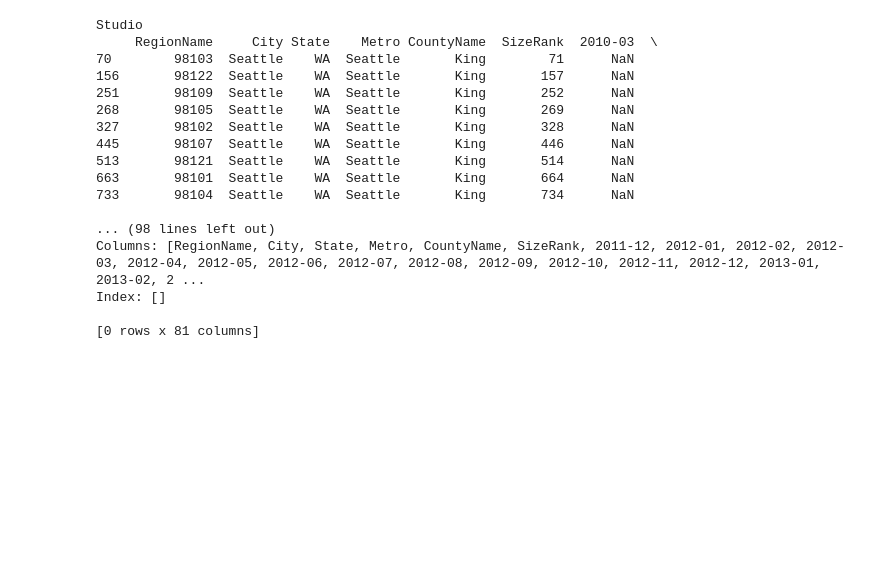
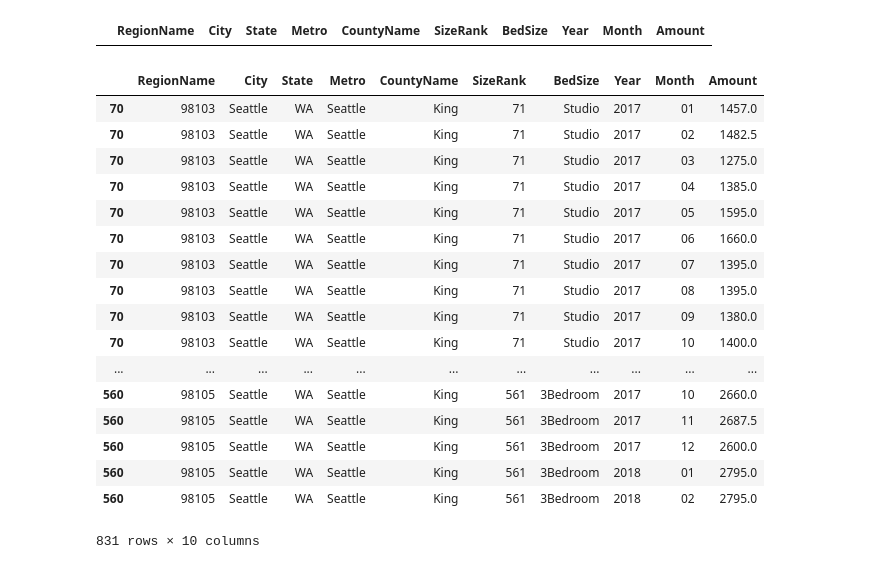
Before and after one commit to yichiang/Project-Apartment-Rent-Prediction, a Jupyter notebook: apartment_data.ipynb, the cells around one changed output. Drawn from its saved outputs; the diff is of its cells as text; code cells hidden in the pictures; blank space fills up the shorter version.

Commit message:
convert original data to attribute table

```diff
--- a/apartment_data.ipynb
+++ b/apartment_data.ipynb
@@ -16,28 +18,53 @@ from sklearn.linear_model import RidgeCV
 %matplotlib inline
-# %%
-#import data
-bed_types = ['Studio', '1Bedroom', '3Bedroom', '4Bedroom', '5BedroomOrMore']
-dataset = [None]*len(bed_types)
-for index, term in enumerate(bed_types):
-    print(term)
-    temp_df=pd.read_csv('data/Zip_MedianRentalPrice_{0}.csv'.format(term))
-    temp_df = temp_df[temp_df['City'] == 'Seattle']
-    dataset[index] = temp_df
-# %% [output]
-Studio
-     RegionName     City State    Metro CountyName  SizeRank  2010-03  \
-70        98103  Seattle    WA  Seattle       King        71      NaN
-156       98122  Seattle    WA  Seattle       King       157      NaN
-251       98109  Seattle    WA  Seattle       King       252      NaN
-268       98105  Seattle    WA  Seattle       King       269      NaN
-327       98102  Seattle    WA  Seattle       King       328      NaN
-445       98107  Seattle    WA  Seattle       King       446      NaN
-513       98121  Seattle    WA  Seattle       King       514      NaN
-663       98101  Seattle    WA  Seattle       King       664      NaN
-733       98104  Seattle    WA  Seattle       King       734      NaN
-
-... (98 lines left out)
-Columns: [RegionName, City, State, Metro, CountyName, SizeRank, 2011-12, 2012-01, 2012-02, 2012-03, 2012-04, 2012-05, 2012-06, 2012-07, 2012-08, 2012-09, 2012-10, 2012-11, 2012-12, 2013-01, 2013-02, 2 ...
-Index: []
-
-[0 rows x 81 columns]
+# %%
+def is_nan(x):
+    return (x is np.nan or x != x)
+# %%
+#import data
+bed_types = ['Studio', '1Bedroom', '3Bedroom', '4Bedroom', '5BedroomOrMore']
+#bed_types = ['Studio', '1Bedroom', '3Bedroom']
+
+dataset = [None]*len(bed_types)
+
+attr_df = pd.DataFrame(columns=['RegionName', 'City', 'State', 'Metro', 'CountyName', 'SizeRank','BedSize', 'Year','Month', 'Amount'])
+attr_df.head()
+# %% [output]
+|  | RegionName | City | State | Metro | CountyName | SizeRank | BedSize | Year | Month | Amount |
+# %%
+for index, term in enumerate(bed_types):
+    #print(term)
+    temp_df=pd.read_csv('data/Zip_MedianRentalPrice_{0}.csv'.format(term))
+    temp_df = temp_df[temp_df['City'] == 'Seattle']
+    for index, row in temp_df.iterrows():
+        for col in temp_df.columns:
+            if col.find("-") > -1 and not is_nan(row[col]):
+                split_str = col.split('-')
+                temp_amount = row[col]
+                new_row = row.iloc[0:6]
+                new_row['Year'] = split_str[0]
+                new_row['Month'] = split_str[1]
+                new_row['Amount'] = temp_amount
+                new_row['BedSize'] = term
+
+                attr_df = attr_df.append(new_row)
+# %%
+attr_df
+# %% [output]
+|  | RegionName | City | State | Metro | CountyName | SizeRank | BedSize | Year | Month | Amount |
+| 70 | 98103 | Seattle | WA | Seattle | King | 71 | Studio | 2017 | 01 | 1457.0 |
+| 70 | 98103 | Seattle | WA | Seattle | King | 71 | Studio | 2017 | 02 | 1482.5 |
+| 70 | 98103 | Seattle | WA | Seattle | King | 71 | Studio | 2017 | 03 | 1275.0 |
+| 70 | 98103 | Seattle | WA | Seattle | King | 71 | Studio | 2017 | 04 | 1385.0 |
+| 70 | 98103 | Seattle | WA | Seattle | King | 71 | Studio | 2017 | 05 | 1595.0 |
+| 70 | 98103 | Seattle | WA | Seattle | King | 71 | Studio | 2017 | 06 | 1660.0 |
+| 70 | 98103 | Seattle | WA | Seattle | King | 71 | Studio | 2017 | 07 | 1395.0 |
+| 70 | 98103 | Seattle | WA | Seattle | King | 71 | Studio | 2017 | 08 | 1395.0 |
+| 70 | 98103 | Seattle | WA | Seattle | King | 71 | Studio | 2017 | 09 | 1380.0 |
+| 70 | 98103 | Seattle | WA | Seattle | King | 71 | Studio | 2017 | 10 | 1400.0 |
+| ... | ... | ... | ... | ... | ... | ... | ... | ... | ... | ... |
+| 560 | 98105 | Seattle | WA | Seattle | King | 561 | 3Bedroom | 2017 | 10 | 2660.0 |
+| 560 | 98105 | Seattle | WA | Seattle | King | 561 | 3Bedroom | 2017 | 11 | 2687.5 |
+| 560 | 98105 | Seattle | WA | Seattle | King | 561 | 3Bedroom | 2017 | 12 | 2600.0 |
+| 560 | 98105 | Seattle | WA | Seattle | King | 561 | 3Bedroom | 2018 | 01 | 2795.0 |
+| 560 | 98105 | Seattle | WA | Seattle | King | 561 | 3Bedroom | 2018 | 02 | 2795.0 |
+831 rows × 10 columns
```
Also changed, not shown: parts of 3 cells of this notebook, 1 other file.
